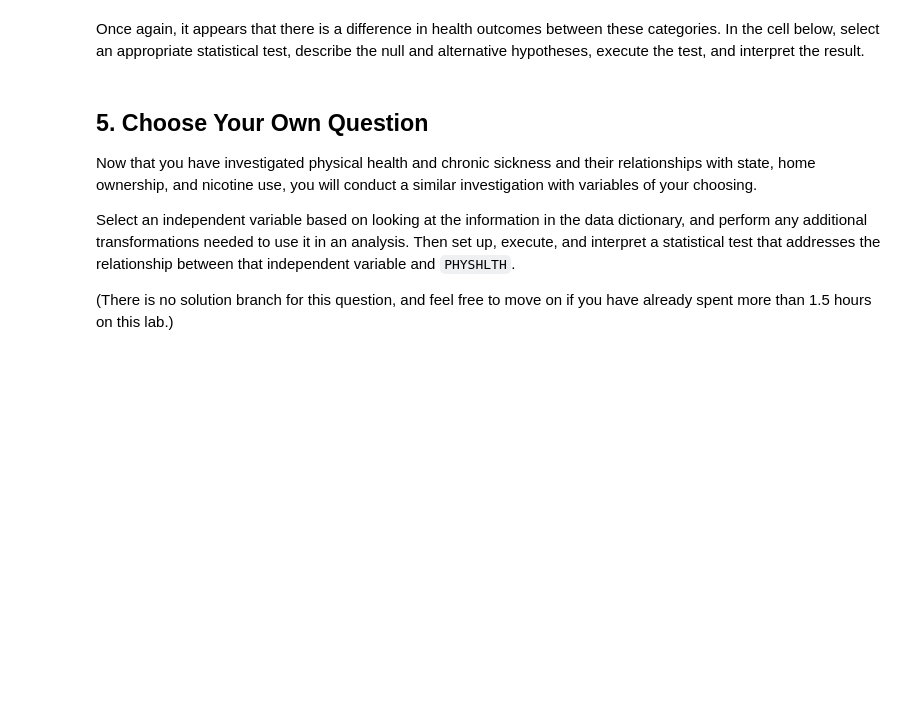
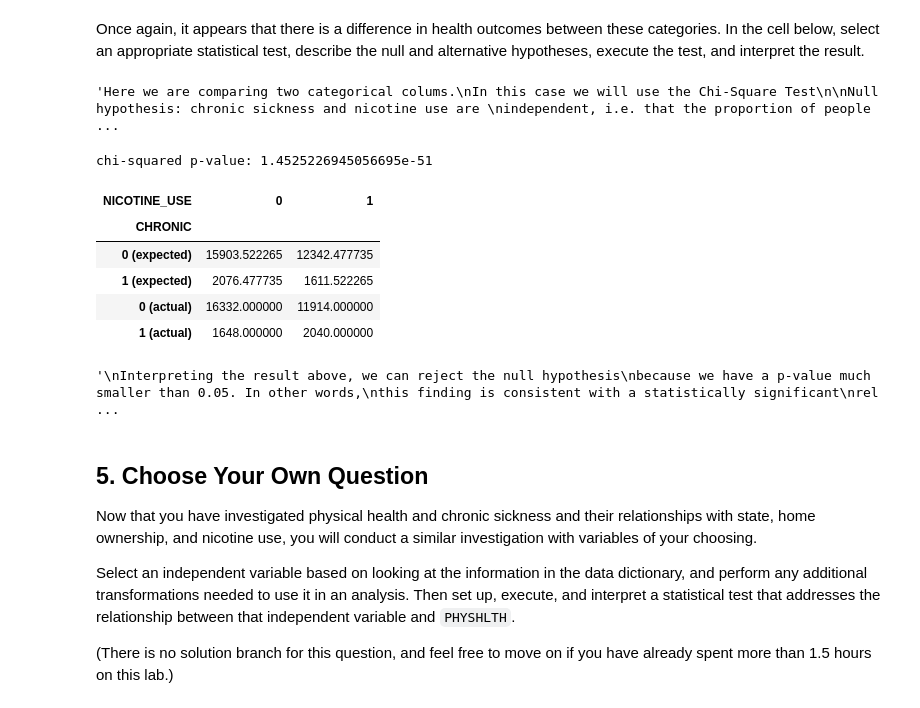
Before and after one commit to Ketty-Odero/dsc-hypothesis-testing-lab, a Jupyter notebook: index.ipynb, the cells around one changed output. Saved outputs shown, nothing was run; the diff lists cells and outputs as text; code cells hidden in the pictures; blank space fills up the shorter version.

```diff
--- a/index.ipynb
+++ b/index.ipynb
@@ -442,5 +611,5 @@ df["CHRONIC"].value_counts()
 Now we can view the crosstabs for these two categorical variables, as well as display their distributions:
 # %%
 # Run this cell without changes
-contingency_table = pd.crosstab(index=df["CHRONIC"], columns=df["NICOTINE_USE"])
+contingency_table = pd.crosstab(index=df_1["CHRONIC"], columns=df_1["NICOTINE_USE"])
 contingency_table
@@ -472,3 +646,68 @@ Once again, it appears that there is a difference in health outcomes between the
+# %%
+# Your code here (create additional cells as needed)
+"""Here we are comparing two categorical colums.
+In this case we will use the Chi-Square Test
+
+Null hypothesis: chronic sickness and nicotine use are
+independent, i.e. that the proportion of people reporting
+chronic sickness does not differ based on whether or not
+the person has used nicotine
+
+Alternative hypothesis: chronic sickness and nicotine use are
+not independent"""
+# %% [output]
+'Here we are comparing two categorical colums.\nIn this case we will use the Chi-Square Test\n\nNull hypothesis: chronic sickness and nicotine use are \nindependent, i.e. that the proportion of people ...
+# %%
+chi2, p, dof, expected = stats.chi2_contingency(contingency_table)
+
+print("chi-squared p-value:", p)
+
+results_table = pd.concat([pd.DataFrame(expected), contingency_table])
+results_table.columns.name = "NICOTINE_USE"
+
+results_table.index = ["0 (expected)", "1 (expected)", "0 (actual)", "1 (actual)"]
+results_table.index.name = "CHRONIC"
+results_table
+# %% [output]
+chi-squared p-value: 1.4525226945056695e-51
+| NICOTINE_USE | 0 | 1 |
+| CHRONIC |  |  |
+| 0 (expected) | 15903.522265 | 12342.477735 |
+| 1 (expected) | 2076.477735 | 1611.522265 |
+| 0 (actual) | 16332.000000 | 11914.000000 |
+| 1 (actual) | 1648.000000 | 2040.000000 |
+# %%
+
+"""
+Interpreting the result above, we can reject the null hypothesis
+because we have a p-value much smaller than 0.05. In other words,
+this finding is consistent with a statistically significant
+relationship between nicotine use and incidence of chronic
+sickness.
+
+We can interpret the results table like this:
+
+If nicotine use made no difference in chronic sickness, we would
+expect to see about 2076 people who did not use nicotine and had
+chronic sickness, and about 1611 people who did use nicotine and
+had chronic sickness. The first category is larger because over
+half (~56%) of people stated no nicotine use.
+
+Instead what we found was that 1648 people who did not use
+nicotine and had chronic sickness, and 2040 people who did use
+nicotine and had chronic sickness. Thus even though people who
+used nicotine formed the smaller group, they represented the
+majority of those with chronic sickness.
+
+Of course, this does not prove a causal link. It is possible that
+people who were already experiencing a large number of unhealthy
+days actually started using nicotine to treat their symptoms. But
+this seems to demonstrate that there is an important link between
+nicotine use and not only long-term health issues, but also
+short-term health status within the past 30 days.
+"""
+# %% [output]
+'\nInterpreting the result above, we can reject the null hypothesis\nbecause we have a p-value much smaller than 0.05. In other words,\nthis finding is consistent with a statistically significant\nrel ...
 # %% [markdown]
 ## 5. Choose Your Own Question
 
```
Also changed, not shown: parts of 32 cells of this notebook.
